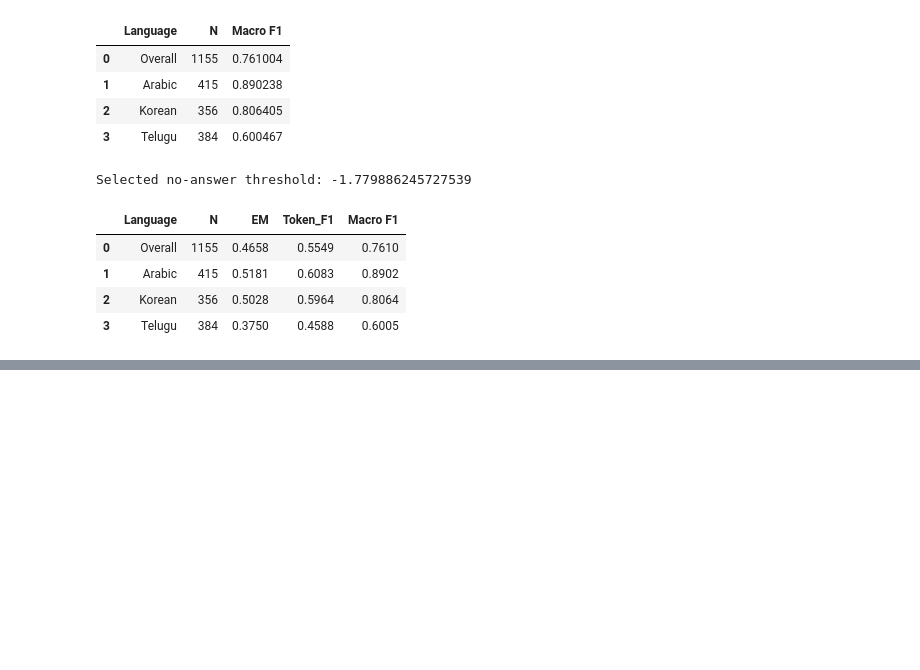
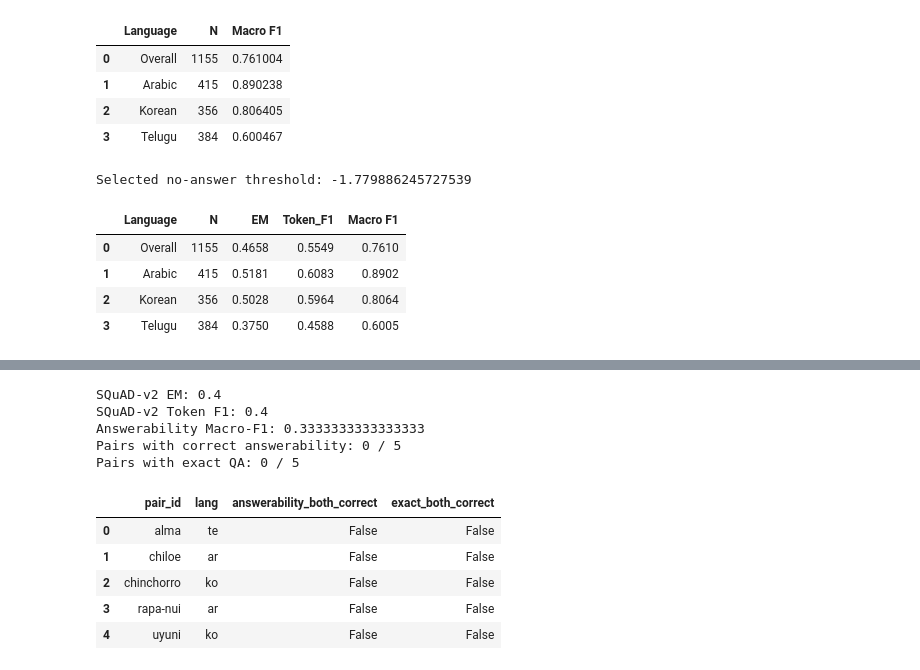
Before and after one commit to wiwillym/nlp-ku-project, a Jupyter notebook: notebooks/7_integrated_multilingual_qa.ipynb, the cells around one changed output, grey strips where cells are left out. Cells and saved outputs as stored; diff of their text form; code cells hidden in the pictures; blank space fills up the shorter version.

```diff
--- a/notebooks/7_integrated_multilingual_qa.ipynb
+++ b/notebooks/7_integrated_multilingual_qa.ipynb
@@ -622,0 +693,58 @@ Selected no-answer threshold: -1.779886245727539
+# %%
+def challenge_summary(results):
+    pair_results = (
+        results.groupby("pair_id")
+        .agg(
+            lang=("lang", "first"),
+            answerability_both_correct=(
+                "answerability_correct", "all"
+            ),
+            exact_both_correct=("EM", "all"),
+        )
+        .reset_index()
+    )
+
+    print("SQuAD-v2 EM:", results["EM"].mean())
+    print("SQuAD-v2 Token F1:", results["Token F1"].mean())
+
+    print(
+        "Answerability Macro-F1:",
+        f1_score(
+            results["answerable"].astype(int),
+            results["pred_answerable"].astype(int),
+            labels=[0, 1],
+            average="macro",
+            zero_division=0,
+        ),
+    )
+
+    print(
+        "Pairs with correct answerability:",
+        pair_results["answerability_both_correct"].sum(),
+        "/", len(pair_results),
+    )
+
+    print(
+        "Pairs with exact QA:",
+        pair_results["exact_both_correct"].sum(),
+        "/", len(pair_results),
+    )
+
+    display(pair_results)
+
+    return pair_results
+
+
+challenge_pairs = challenge_summary(challenge_results)
+# %% [output]
+SQuAD-v2 EM: 0.4
+SQuAD-v2 Token F1: 0.4
+Answerability Macro-F1: 0.3333333333333333
+Pairs with correct answerability: 0 / 5
+Pairs with exact QA: 0 / 5
+|  | pair_id | lang | answerability_both_correct | exact_both_correct |
+| 0 | alma | te | False | False |
+| 1 | chiloe | ar | False | False |
+| 2 | chinchorro | ko | False | False |
+| 3 | rapa-nui | ar | False | False |
+| 4 | uyuni | ko | False | False |
```
Also changed, not shown: parts of 10 cells of this notebook, 2 other files.
